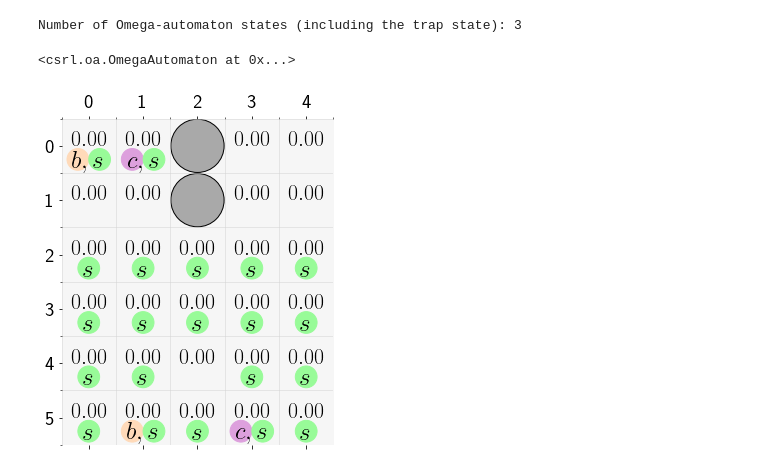
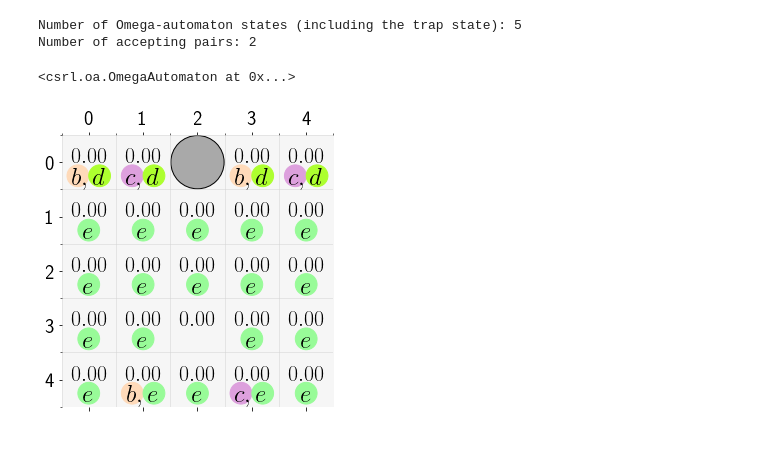
Before and after one commit to ICRA-2020/csrl, a Jupyter notebook: Robust Controller.ipynb, the cells around one changed output. Drawn from its saved outputs; the diff is of its cells as text; code cells hidden in the pictures; blank space fills up the shorter version.

```diff
--- a/Robust Controller.ipynb
+++ b/Robust Controller.ipynb
@@ -6,46 +6,46 @@ from csrl import ControlSynthesis
 import numpy as np
 
 # Specification
-ltl = 'F G s & G F b & G F c'
+ltl = 'G F b & G F c & (F G d | F G e)'
 oa = OmegaAutomaton(ltl,oa_type='dra')
 print('Number of Omega-automaton states (including the trap state):',oa.shape[1])
+print('Number of accepting pairs:',oa.shape[0])
 display(oa)
 
 # MDP Description
-shape = (6,5)
+shape = (5,5)
 # E: Empty, T: Trap, B: Obstacle
 structure = np.array([
-    ['E',  'E',  'B',  'E',  'E'],
     ['E',  'E',  'B',  'E',  'E'],
     ['E',  'E',  'E',  'E',  'E'],
     ['E',  'E',  'E',  'E',  'E'],
     ['E',  'E',  'E',  'E',  'E'],
     ['E',  'E',  'E',  'E',  'E']
 ])
 
 label = np.array([
-    [('b','s'), ('c','s'), (),     (),        ()],
-    [(),        (),        (),     (),        ()],
-    [('s',),    ('s',),    ('s',), ('s',),    ('s',)],
-    [('s',),    ('s',),    ('s',), ('s',),    ('s',)],
-    [('s',),    ('s',),    (),     ('s',),    ('s',)],
-    [('s',),    ('b','s'), ('s',), ('c','s'), ('s',)]
+    [('b','d'), ('c','d'), (),     ('b','d'), ('c','d')],
+    [('e',),    ('e',),    ('e',), ('e',),    ('e',)],
+    [('e',),    ('e',),    ('e',), ('e',),    ('e',)],
+    [('e',),    ('e',),    (),     ('e',),    ('e',)],
+    [('e',),    ('b','e'), ('e',), ('c','e'), ('e',)]
 ],dtype=np.object)
 
 reward = np.zeros(shape)
 
 lcmap={
     'b':'peachpuff',
     'c':'plum',
-    's':'palegreen'
+    'd':'greenyellow',
+    'e':'palegreen'
 }
 
-grid_mdp = GridMDP(shape=shape,structure=structure,reward=reward,label=label,figsize=6,robust=True,lcmap=lcmap)  # Use figsize=4 for smaller figures
+grid_mdp = GridMDP(shape=shape,structure=structure,reward=reward,label=label,figsize=5,robust=True,lcmap=lcmap)  # Use figsize=4 for smaller figures
 grid_mdp.plot()
 # Construct the product MDP
 csrl = ControlSynthesis(grid_mdp,oa)
-ltl = 'FGs & GFb & GFc'
 # %% [output]
-Number of Omega-automaton states (including the trap state): 3
+Number of Omega-automaton states (including the trap state): 5
+Number of accepting pairs: 2
 <csrl.oa.OmegaAutomaton at 0x...>
-[figure, old version]
+[figure, new version]
```
Also changed, not shown: parts of 7 cells of this notebook, 5 other files.
